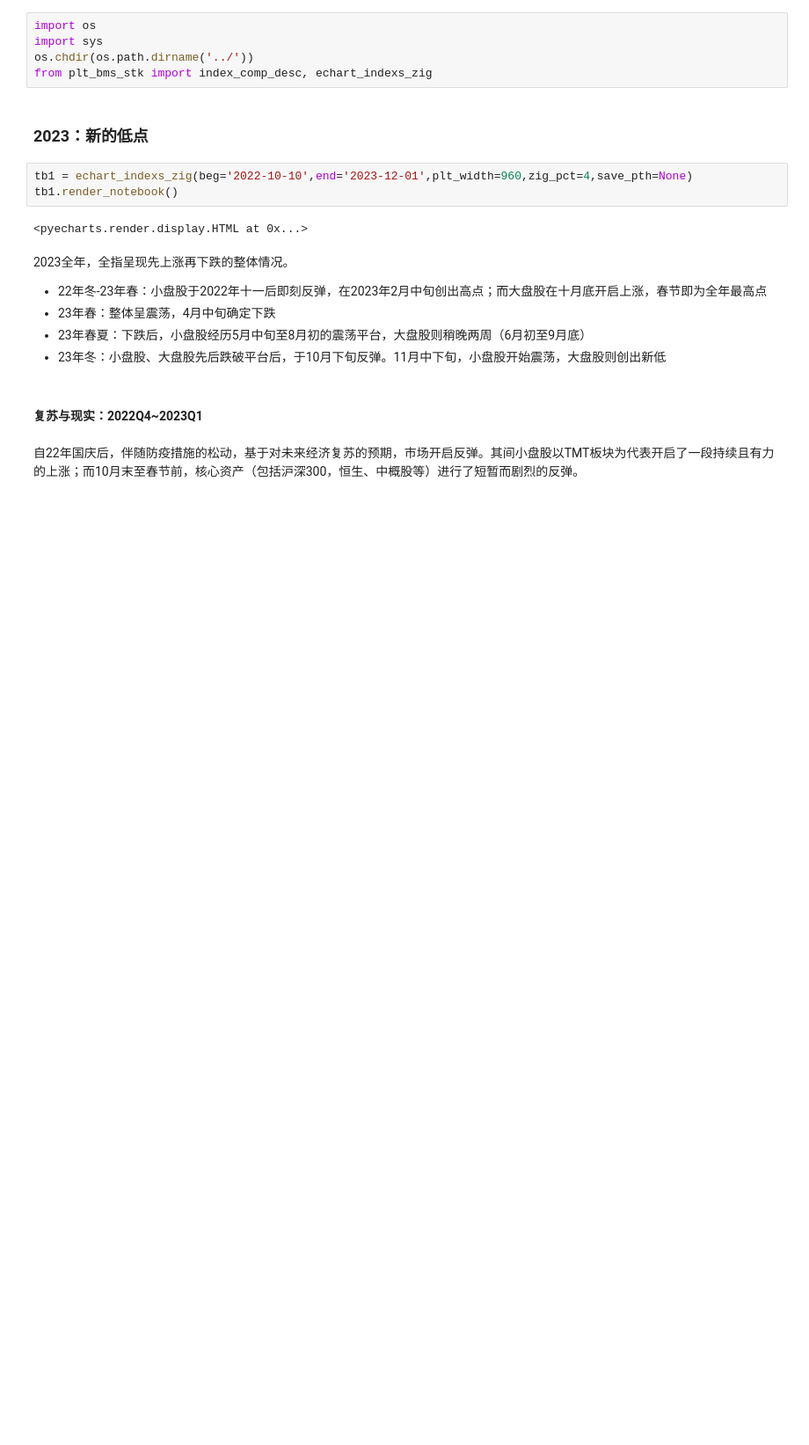
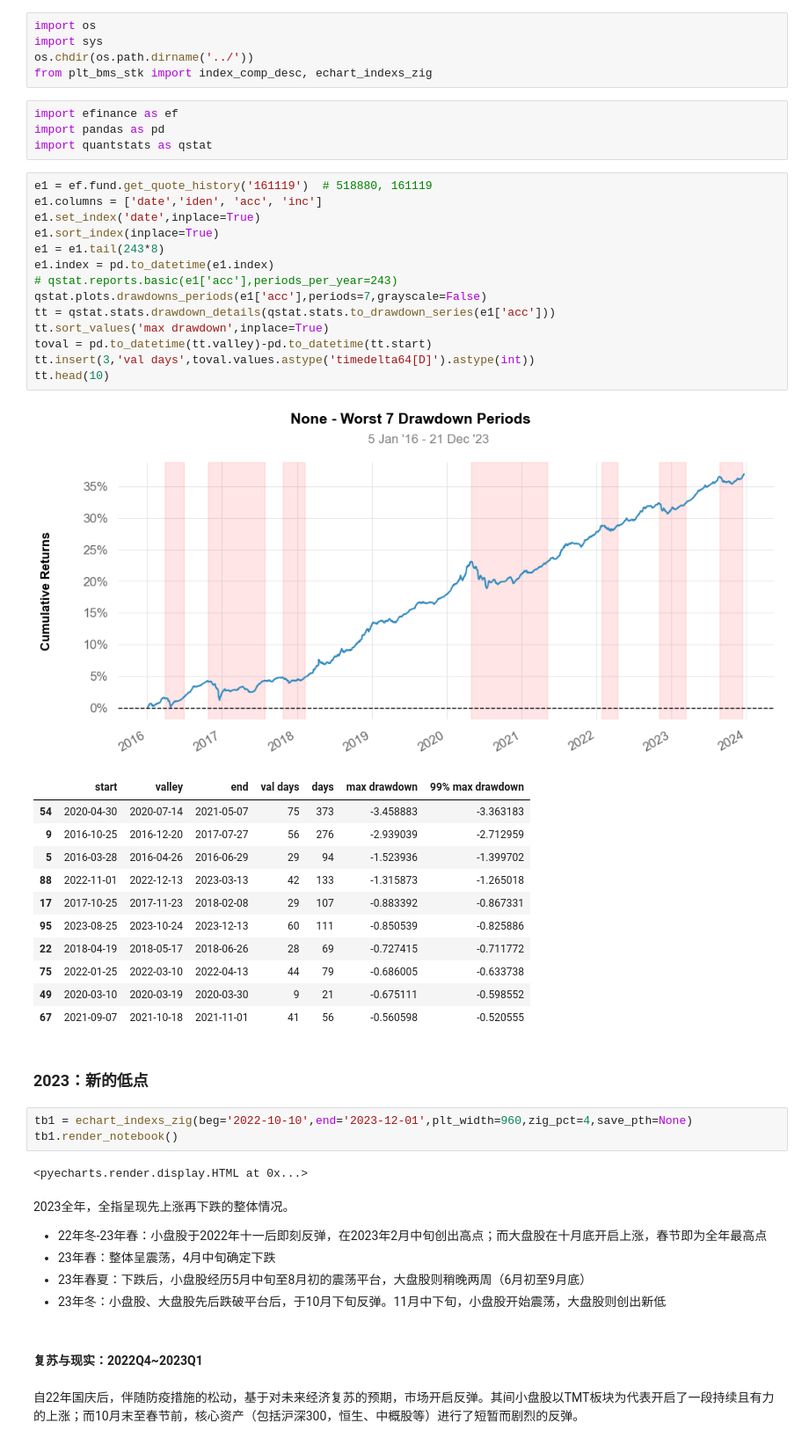
Before and after one commit to wliwh/trade_tools, a Jupyter notebook: engine/long_analyse.ipynb, the cells around one changed output. Shown at 88% size. Saved outputs shown, nothing was run; the diff lists cells and outputs as text; blank space fills up the shorter version.

```diff
--- a/engine/long_analyse.ipynb
+++ b/engine/long_analyse.ipynb
@@ -3,6 +3,37 @@ import os
 import sys
 os.chdir(os.path.dirname('../'))
 from plt_bms_stk import index_comp_desc, echart_indexs_zig
+# %%
+import efinance as ef
+import pandas as pd
+import quantstats as qstat
+# %%
+e1 = ef.fund.get_quote_history('161119')  # 518880, 161119
+e1.columns = ['date','iden', 'acc', 'inc']
+e1.set_index('date',inplace=True)
+e1.sort_index(inplace=True)
+e1 = e1.tail(243*8)
+e1.index = pd.to_datetime(e1.index)
+# qstat.reports.basic(e1['acc'],periods_per_year=243)
+qstat.plots.drawdowns_periods(e1['acc'],periods=7,grayscale=False)
+tt = qstat.stats.drawdown_details(qstat.stats.to_drawdown_series(e1['acc']))
+tt.sort_values('max drawdown',inplace=True)
+toval = pd.to_datetime(tt.valley)-pd.to_datetime(tt.start)
+tt.insert(3,'val days',toval.values.astype('timedelta64[D]').astype(int))
+tt.head(10)
+# %% [output]
+[figure, added]
+|  | start | valley | end | val days | days | max drawdown | 99% max drawdown |
+| 54 | 2020-04-30 | 2020-07-14 | 2021-05-07 | 75 | 373 | -3.458883 | -3.363183 |
+| 9 | 2016-10-25 | 2016-12-20 | 2017-07-27 | 56 | 276 | -2.939039 | -2.712959 |
+| 5 | 2016-03-28 | 2016-04-26 | 2016-06-29 | 29 | 94 | -1.523936 | -1.399702 |
+| 88 | 2022-11-01 | 2022-12-13 | 2023-03-13 | 42 | 133 | -1.315873 | -1.265018 |
+| 17 | 2017-10-25 | 2017-11-23 | 2018-02-08 | 29 | 107 | -0.883392 | -0.867331 |
+| 95 | 2023-08-25 | 2023-10-24 | 2023-12-13 | 60 | 111 | -0.850539 | -0.825886 |
+| 22 | 2018-04-19 | 2018-05-17 | 2018-06-26 | 28 | 69 | -0.727415 | -0.711772 |
+| 75 | 2022-01-25 | 2022-03-10 | 2022-04-13 | 44 | 79 | -0.686005 | -0.633738 |
+| 49 | 2020-03-10 | 2020-03-19 | 2020-03-30 | 9 | 21 | -0.675111 | -0.598552 |
+| 67 | 2021-09-07 | 2021-10-18 | 2021-11-01 | 41 | 56 | -0.560598 | -0.520555 |
 # %% [markdown]
 ### 2023：新的低点
 # %%
```
Also changed, not shown: 8 other files.
